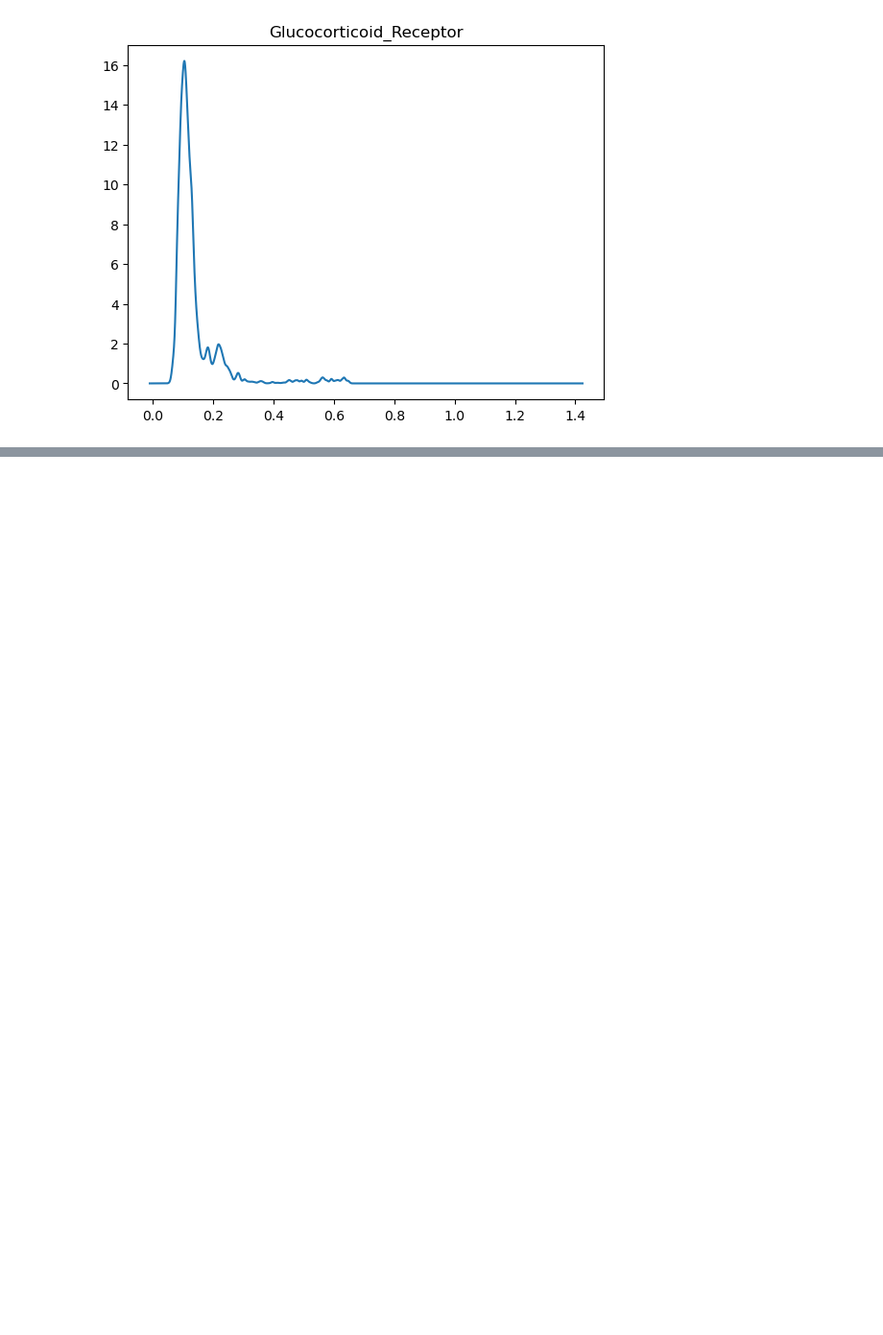
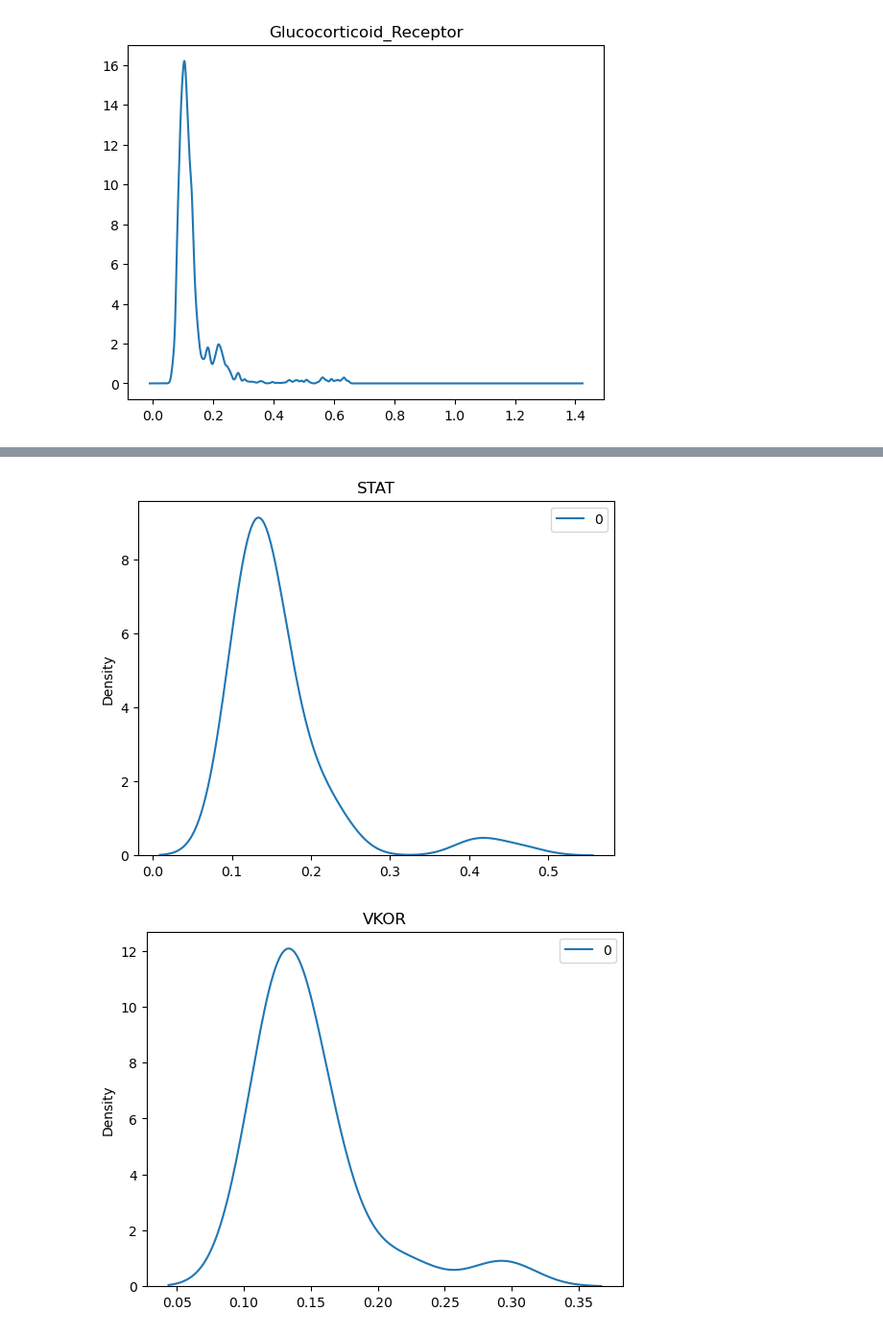
Before and after one commit to alohith/MOAST, a Jupyter notebook: Validation.ipynb, the cells around one changed output, grey strips where cells are left out. Shown at 96% size. Drawn from its saved outputs; the diff is of its cells as text; code cells hidden in the pictures; blank space fills up the shorter version.

```diff
--- a/Validation.ipynb
+++ b/Validation.ipynb
@@ -133,0 +136,3 @@ for consolClass in "- STAT- VKOR- PAR- Glucokinase- Ras- HMG-CoA_Reductase- DUB-
+# %%
+nullSet = noPMA_refDF.sample(n=15000,replace=True).reset_index().drop(columns="Index")
+display(nullSet)
@@ -133,0 +153,14 @@ for consolClass in "- STAT- VKOR- PAR- Glucokinase- Ras- HMG-CoA_Reductase- DUB-
+# %%
+testClasses = "- STAT- VKOR- PAR- Glucokinase- Ras- HMG-CoA_Reductase- DUB- TNF- COX- AURK- Glucocorticoid_Receptor".split("- ")
+testClasses = [x for x in testClasses if x !=""]
+class_dict = dict().fromkeys(testClasses)
+
+# class_dict.pop("")
+
+for testClass in testClasses:
+    if testClass != "":
+        class_dict[testClass] = annotsDF[
+            annotsDF["AL_CONSOLIDATED"] == testClass
+        ]['IDname'].tolist()
+
+display(class_dict)
@@ -133,0 +242,6 @@ for consolClass in "- STAT- VKOR- PAR- Glucokinase- Ras- HMG-CoA_Reductase- DUB-
+# %%
+def flatten(xss):
+    return [x for xs in xss for x in xs]
+
+
+display(flatten( class_dict.values()))
@@ -133,0 +266,3 @@ for consolClass in "- STAT- VKOR- PAR- Glucokinase- Ras- HMG-CoA_Reductase- DUB-
+# %%
+refDist = pairwiseCorrProcess(noPMA_refDF.loc[noPMA_refDF.index.isin(flatten(class_dict.values()))], nullSet)
+refDist = pd.DataFrame([np.mean(x) for x in refDist],index=refDist.index)
@@ -133,0 +282,9 @@ for consolClass in "- STAT- VKOR- PAR- Glucokinase- Ras- HMG-CoA_Reductase- DUB-
+# %%
+for cl, names in class_dict.items():
+    g = sns.kdeplot(refDist.loc[refDist.index.isin(names)])
+    plt.title(cl)
+    plt.show()
+    plt.close()
+# %% [output]
+[figure, added]
+[figure, added]
```
Also changed, not shown: parts of 7 cells of this notebook.
